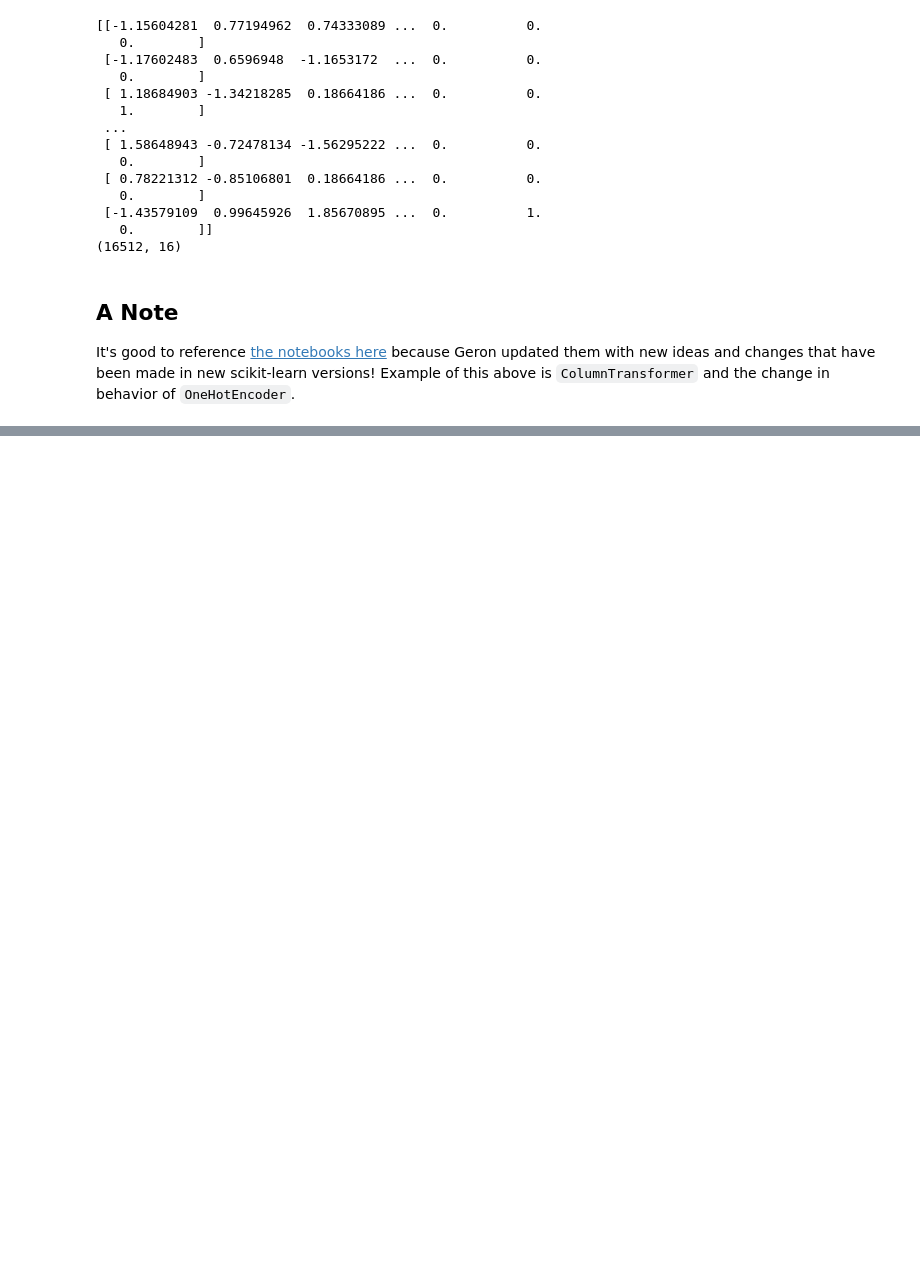
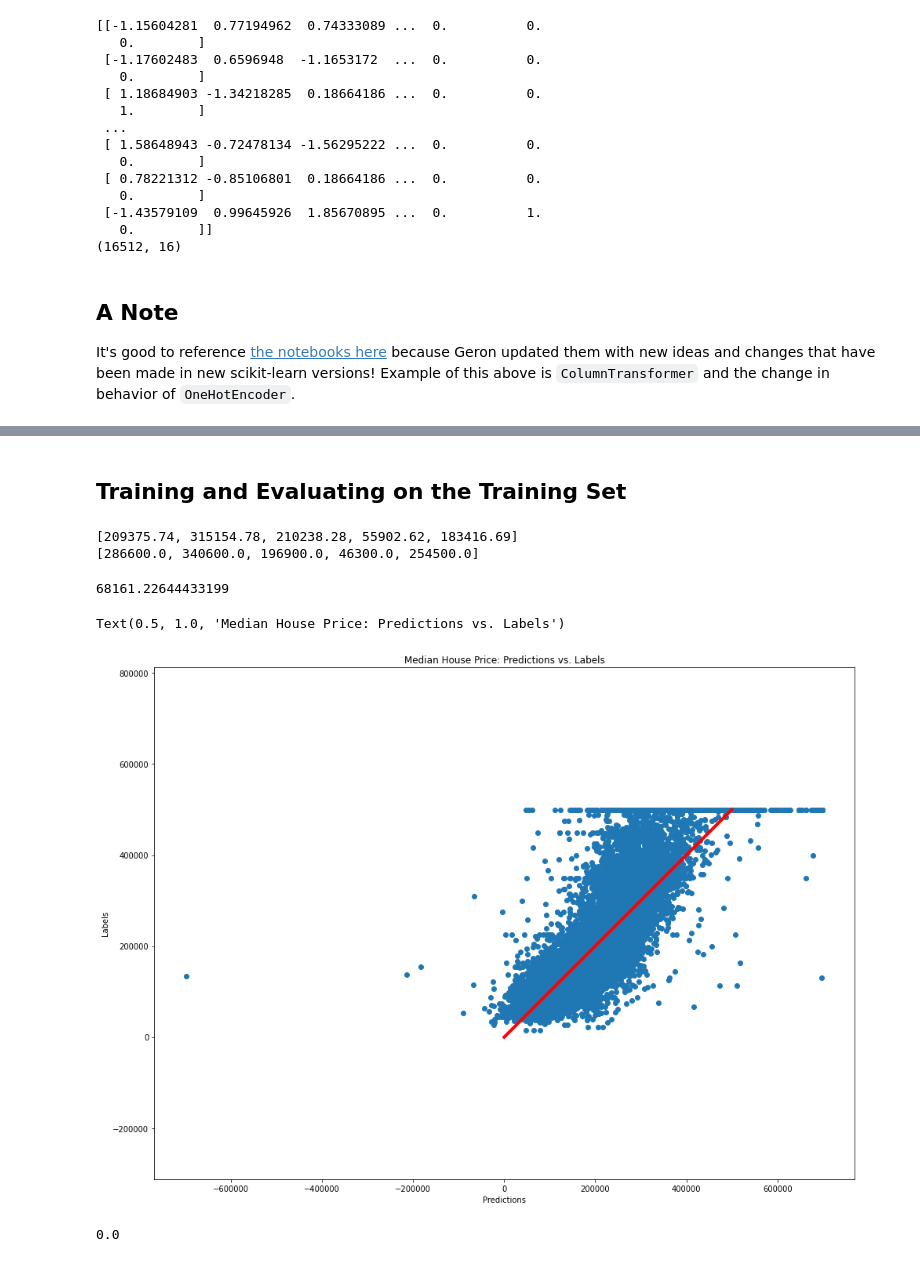
Before and after one commit to rileypeterson/ML, a Jupyter notebook: chapter2/notes.ipynb, the cells around one changed output, grey strips where cells are left out. Saved outputs shown, nothing was run; the diff lists cells and outputs as text; code cells hidden in the pictures; blank space fills up the shorter version.

```diff
--- a/chapter2/notes.ipynb
+++ b/chapter2/notes.ipynb
@@ -53,6 +53,7 @@ import pandas as pd
 
 housing_url = ("https://raw.githubusercontent.com/ageron/" +
                "handson-ml/master/datasets/housing/housing.tgz")
+FIGSIZE = (16, 12)
 
 def read_tar(url):
     r = urllib.request.urlopen(url)
@@ -400,0 +408,50 @@ It's good to reference [the notebooks here](https://github.com/ageron/handson-ml
+# %% [markdown]
+## Training and Evaluating on the Training Set
+# %%
+from sklearn.linear_model import LinearRegression
+
+y_final = y.copy().values
+
+lin_reg = LinearRegression()
+lin_reg.fit(x_final, y_final)
+
+# Some predictions
+x_5 = x_final[:5, :]
+y_5 = y_final[:5]
+print(list(lin_reg.predict(x_5)[:, 0].round(2)))
+print(list(y_5[:, 0]))
+# %% [output]
+[209375.74, 315154.78, 210238.28, 55902.62, 183416.69]
+[286600.0, 340600.0, 196900.0, 46300.0, 254500.0]
+# %%
+from sklearn.metrics import mean_squared_error
+
+lin_preds = lin_reg.predict(x_final)
+lin_mse = mean_squared_error(y_final, lin_preds)
+lin_rmse = np.sqrt(lin_mse)
+lin_rmse  # Better than Geron :)
+# %% [output]
+68161.22644433199
+# %%
+# Let's plot this
+plt.figure(figsize=FIGSIZE)
+plt.scatter(lin_preds[:, 0], y_final[:, 0])
+plt.plot(np.arange(max(y_final[:, 0])), np.arange(max(y_final[:, 0])), c="r", lw=4)
+plt.axis("equal")
+plt.xlabel("Predictions")
+plt.ylabel("Labels")
+plt.title("Median House Price: Predictions vs. Labels")
+# %% [output]
+Text(0.5, 1.0, 'Median House Price: Predictions vs. Labels')
+[figure, added]
+# %%
+from sklearn.tree import DecisionTreeRegressor
+
+tree_reg = DecisionTreeRegressor()
+tree_reg.fit(x_final, y_final)
+tree_preds = tree_reg.predict(x_final)
+tree_mse = mean_squared_error(y_final, tree_preds)
+tree_rmse = np.sqrt(tree_mse)
+tree_rmse
+# %% [output]
+0.0
```
Also changed, not shown: parts of 18 cells of this notebook.
